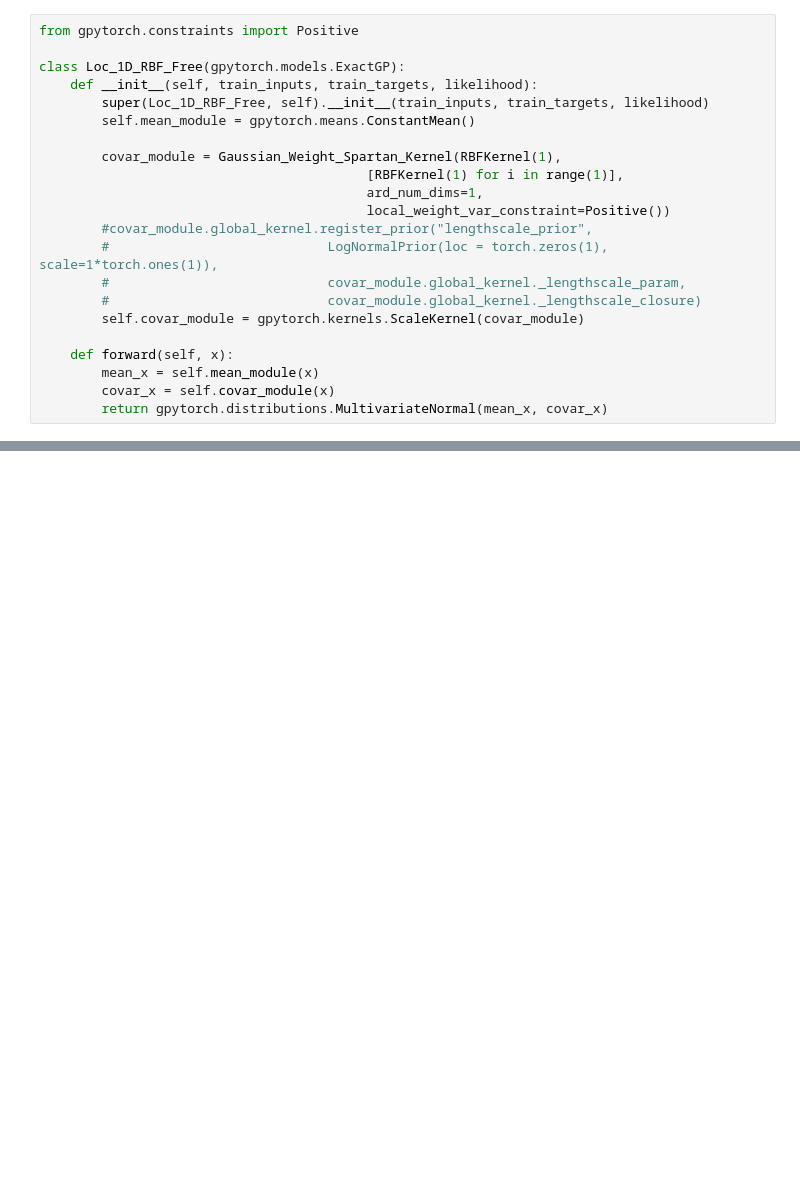
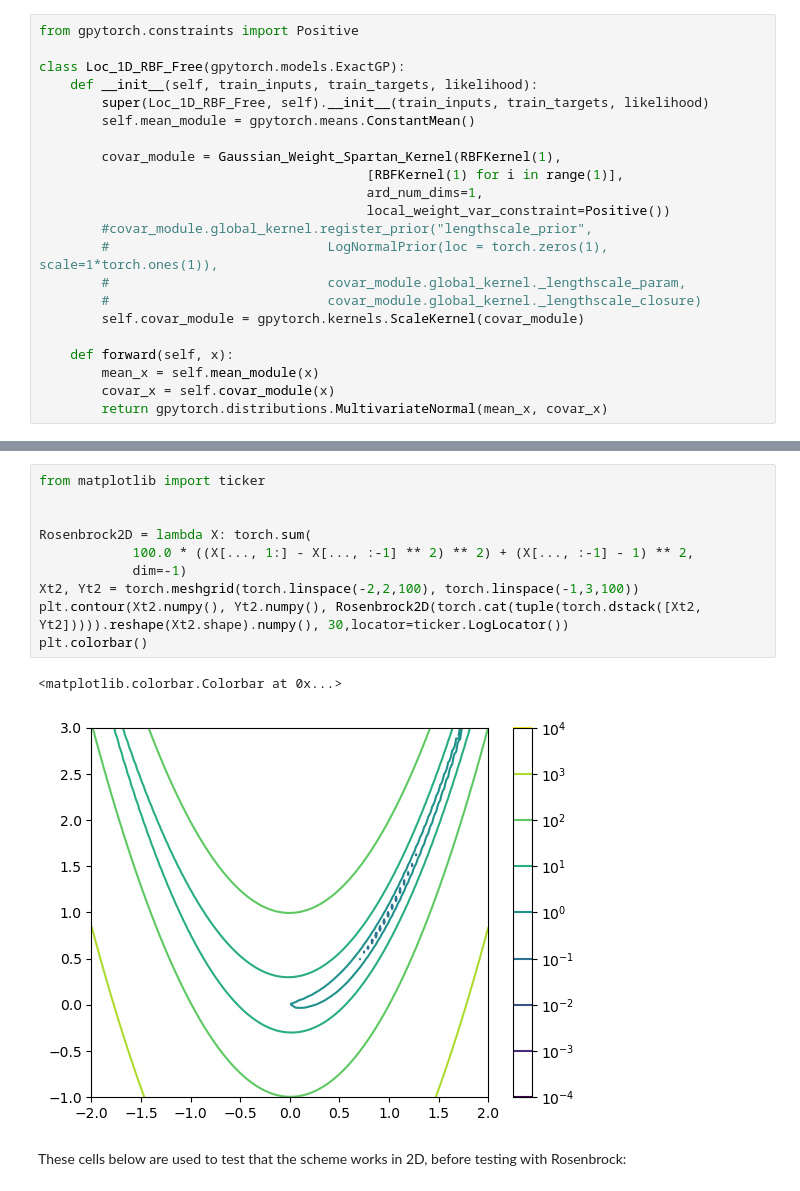
Before and after one commit to huaiyuli/LocalKernelTest, a Jupyter notebook: Adapted_Kernel.ipynb, the cells around one changed output, grey strips where cells are left out. Drawn from its saved outputs; the diff is of its cells as text; blank space fills up the shorter version.

```diff
--- a/Adapted_Kernel.ipynb
+++ b/Adapted_Kernel.ipynb
@@ -318,0 +419,15 @@ Text(0.5, 1.0, 'GPyTorch regression model fit with likelihood, Spartan RBF')
+# %%
+from matplotlib import ticker
+
+
+Rosenbrock2D = lambda X: torch.sum(
+            100.0 * ((X[..., 1:] - X[..., :-1] ** 2) ** 2) + (X[..., :-1] - 1) ** 2,
+            dim=-1)
+Xt2, Yt2 = torch.meshgrid(torch.linspace(-2,2,100), torch.linspace(-1,3,100))
+plt.contour(Xt2.numpy(), Yt2.numpy(), Rosenbrock2D(torch.cat(tuple(torch.dstack([Xt2, Yt2])))).reshape(Xt2.shape).numpy(), 30,locator=ticker.LogLocator())
+plt.colorbar()
+# %% [output]
+<matplotlib.colorbar.Colorbar at 0x...>
+[figure, added]
+# %% [markdown]
+These cells below are used to test that the scheme works in 2D, before testing with Rosenbrock:
```
Also changed, not shown: parts of 18 cells of this notebook.
